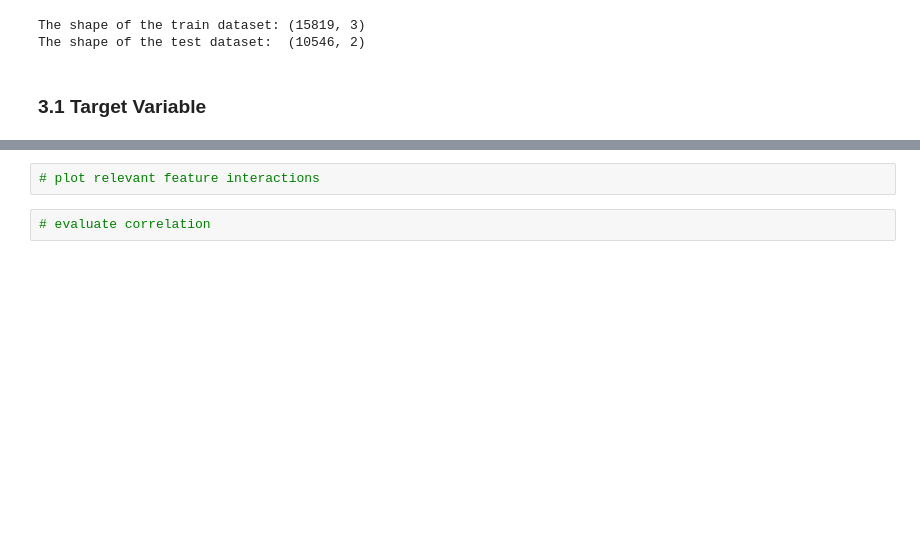
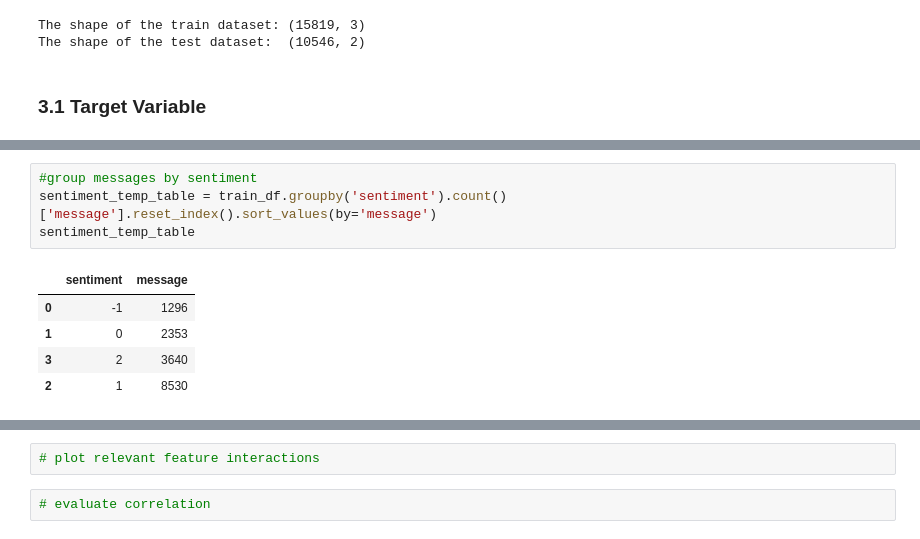
Before and after one commit to ObengKojo23/2207ACDS_TEAM_CW2, a Jupyter notebook: notebooks/twitter_sentiment_classification_notebook.ipynb, the cells around one changed output, grey strips where cells are left out. Saved outputs shown, nothing was run; the diff lists cells and outputs as text; blank space fills up the shorter version.

```diff
--- a/notebooks/twitter_sentiment_classification_notebook.ipynb
+++ b/notebooks/twitter_sentiment_classification_notebook.ipynb
@@ -137,0 +140,10 @@ array([ 1,  2,  0, -1], dtype=int64)
+# %%
+#group messages by sentiment
+sentiment_temp_table = train_df.groupby('sentiment').count()['message'].reset_index().sort_values(by='message')
+sentiment_temp_table
+# %% [output]
+|  | sentiment | message |
+| 0 | -1 | 1296 |
+| 1 | 0 | 2353 |
+| 3 | 2 | 3640 |
+| 2 | 1 | 8530 |
```
Also changed, not shown: parts of 3 cells of this notebook, 1 other file.
